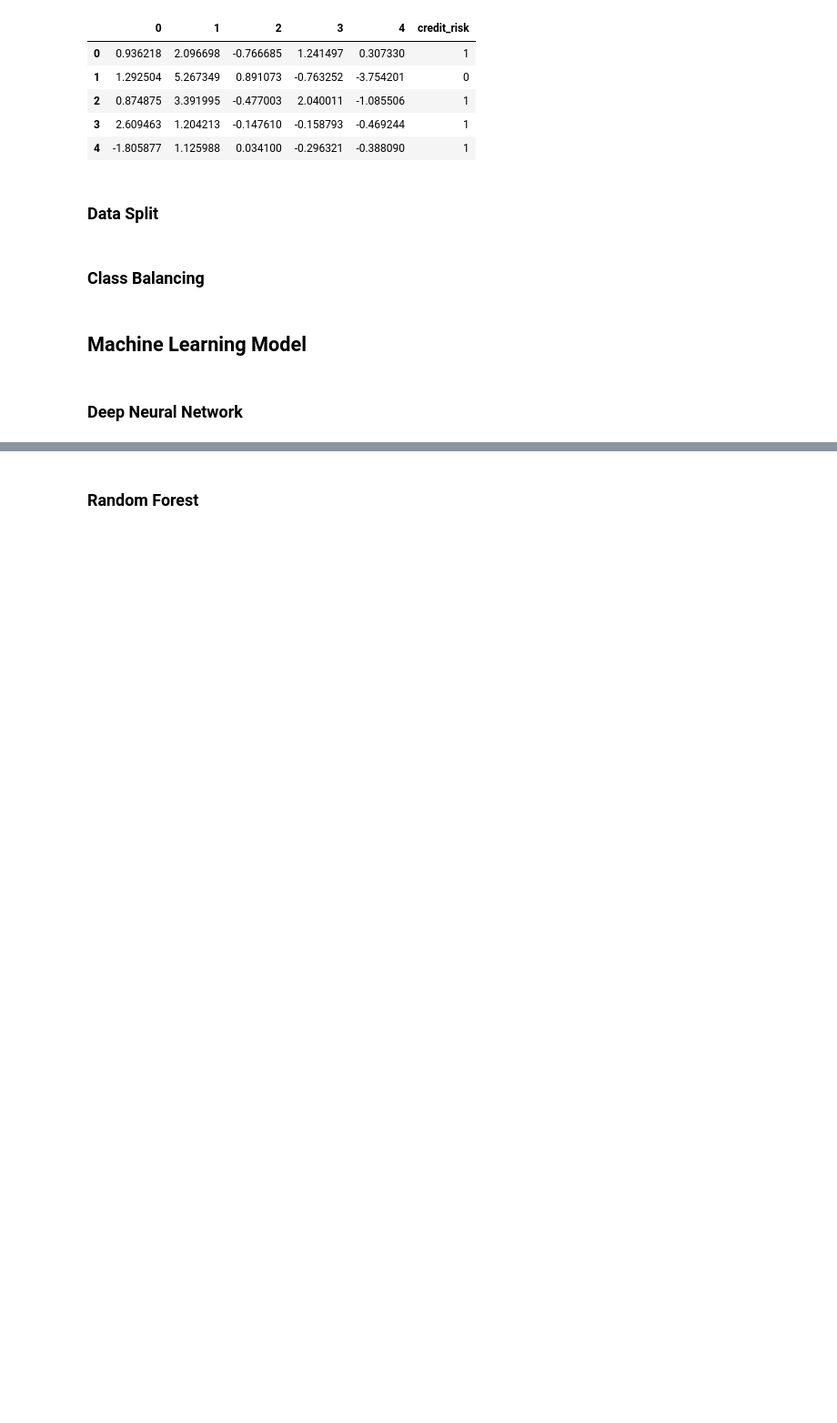
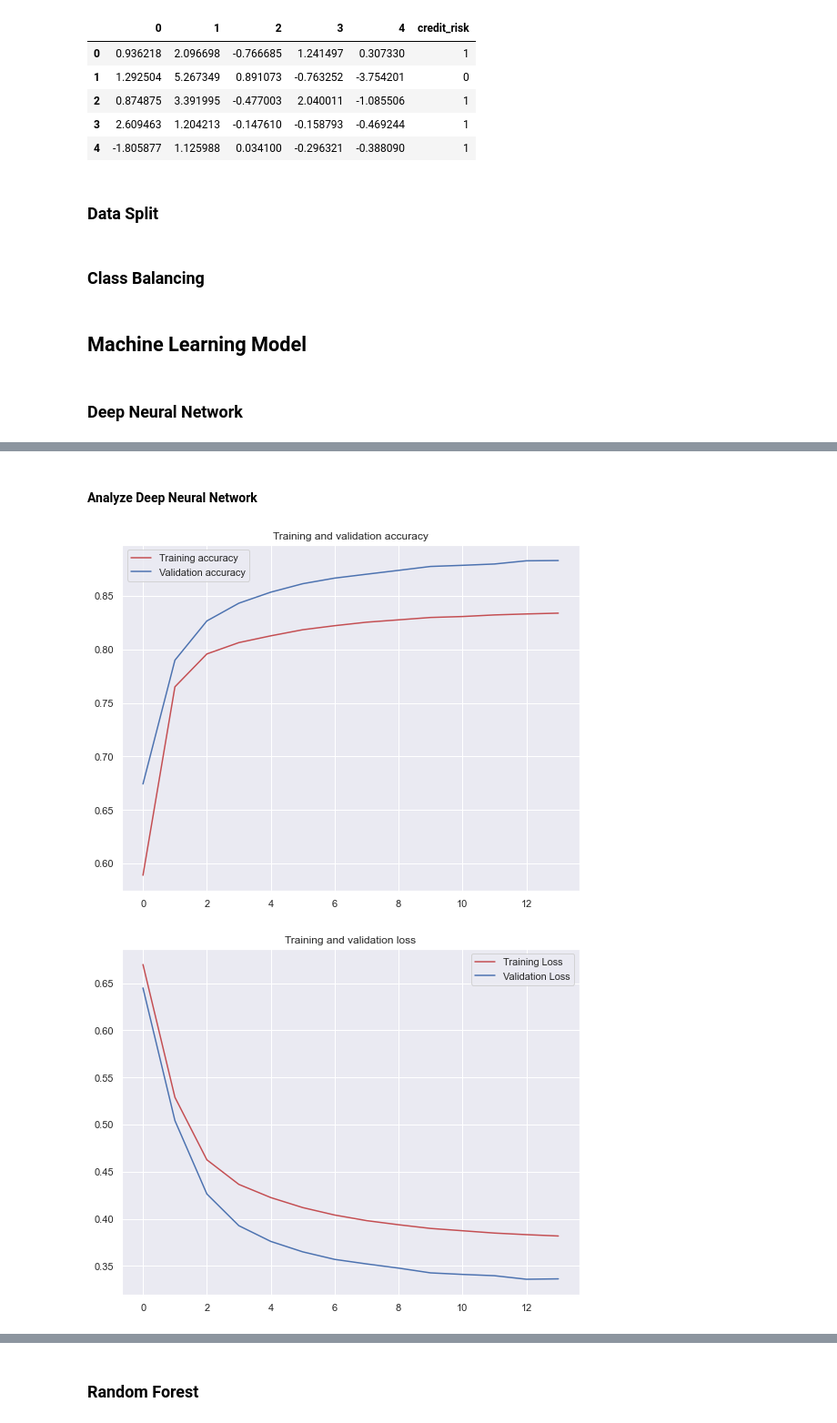
Before and after one commit to enricoroselino/bank-credit-risk-classification, a Jupyter notebook: bank_credit_risk_classification.ipynb, the cells around one changed output, grey strips where cells are left out. Shown at 91% size. Drawn from its saved outputs; the diff is of its cells as text; code cells hidden in the pictures; blank space fills up the shorter version.

```diff
--- a/bank_credit_risk_classification.ipynb
+++ b/bank_credit_risk_classification.ipynb
@@ -786,0 +852,24 @@ X_train, y_train = oversample.fit_resample(X_train, y_train)
+# %%
+model = tf.keras.models.Sequential([
+    tf.keras.layers.LayerNormalization(),
+    tf.keras.layers.Dense(64, input_shape=(X_train.shape[1], ), activation="LeakyReLU"),
+    tf.keras.layers.Dropout(0.2),
+    tf.keras.layers.Dense(16, activation="LeakyReLU"),
+    tf.keras.layers.Dense(1, activation="sigmoid")
+])
+# %%
+model.compile(
+    optimizer=Adam(learning_rate=0.00001),
+    loss="binary_crossentropy",
+    metrics = ["accuracy"]
+)
+# %%
+history = model.fit(
+    X_train, y_train,
+    validation_data = (X_valid, y_valid),
+    batch_size=256,
+    validation_batch_size=32,
+    epochs=100,
+    verbose = 1,
+    callbacks = [earlystop, csv_log, limiter]
+)
@@ -786,0 +894,25 @@ X_train, y_train = oversample.fit_resample(X_train, y_train)
+# %% [markdown]
+#### Analyze Deep Neural Network
+# %%
+acc = history.history['accuracy']
+val_acc = history.history['val_accuracy']
+loss = history.history['loss']
+val_loss = history.history['val_loss']
+
+epochs = range(len(acc))
+plt.figure(figsize=(9, 7))
+plt.plot(epochs, acc, 'r', label='Training accuracy')
+plt.plot(epochs, val_acc, 'b', label='Validation accuracy')
+plt.title('Training and validation accuracy')
+plt.legend()
+plt.show()
+
+plt.figure(figsize=(9, 7))
+plt.plot(epochs, loss, 'r', label='Training Loss')
+plt.plot(epochs, val_loss, 'b', label='Validation Loss')
+plt.title('Training and validation loss')
+plt.legend()
+plt.show()
+# %% [output]
+[figure, added]
+[figure, added]
```
Also changed, not shown: parts of 29 cells of this notebook.
